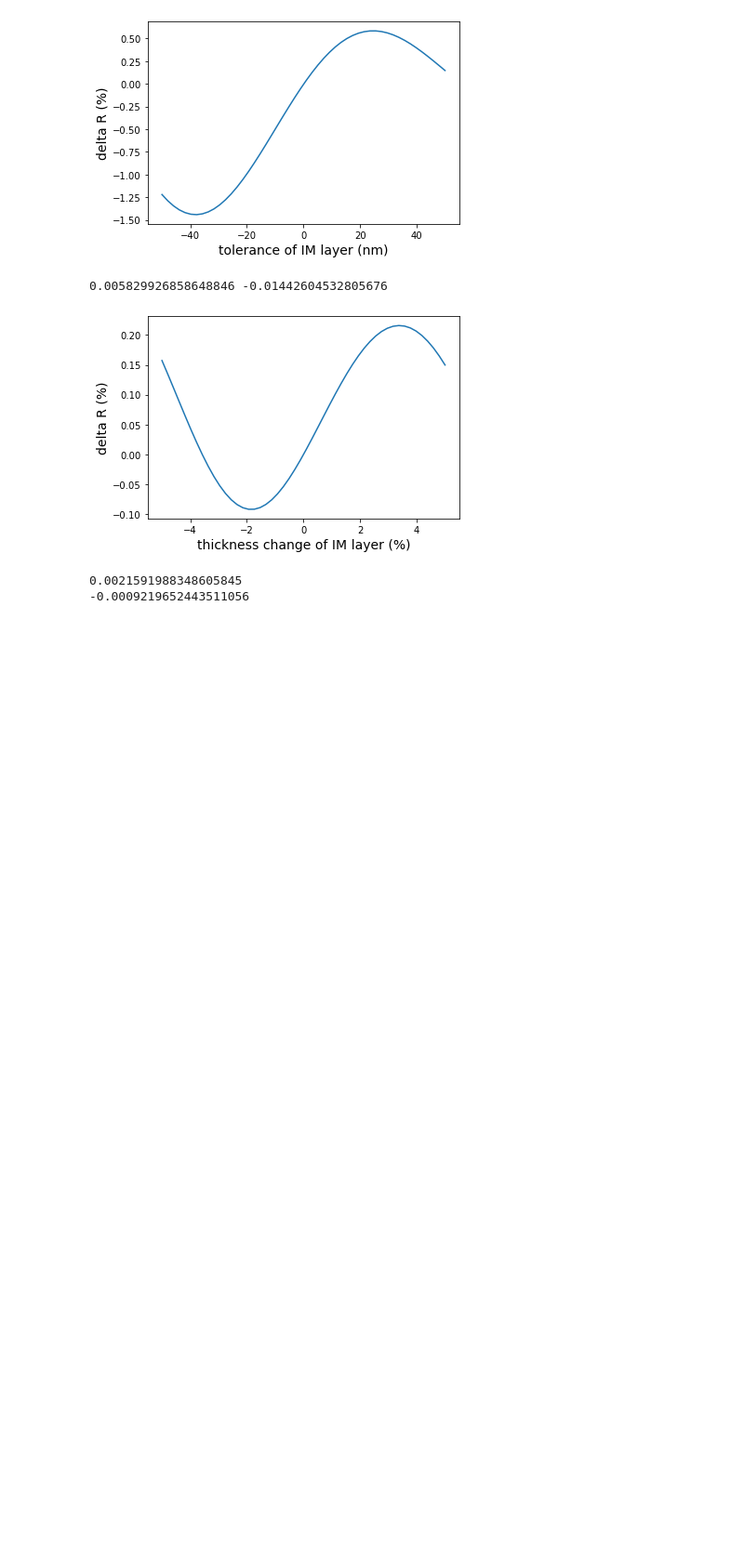
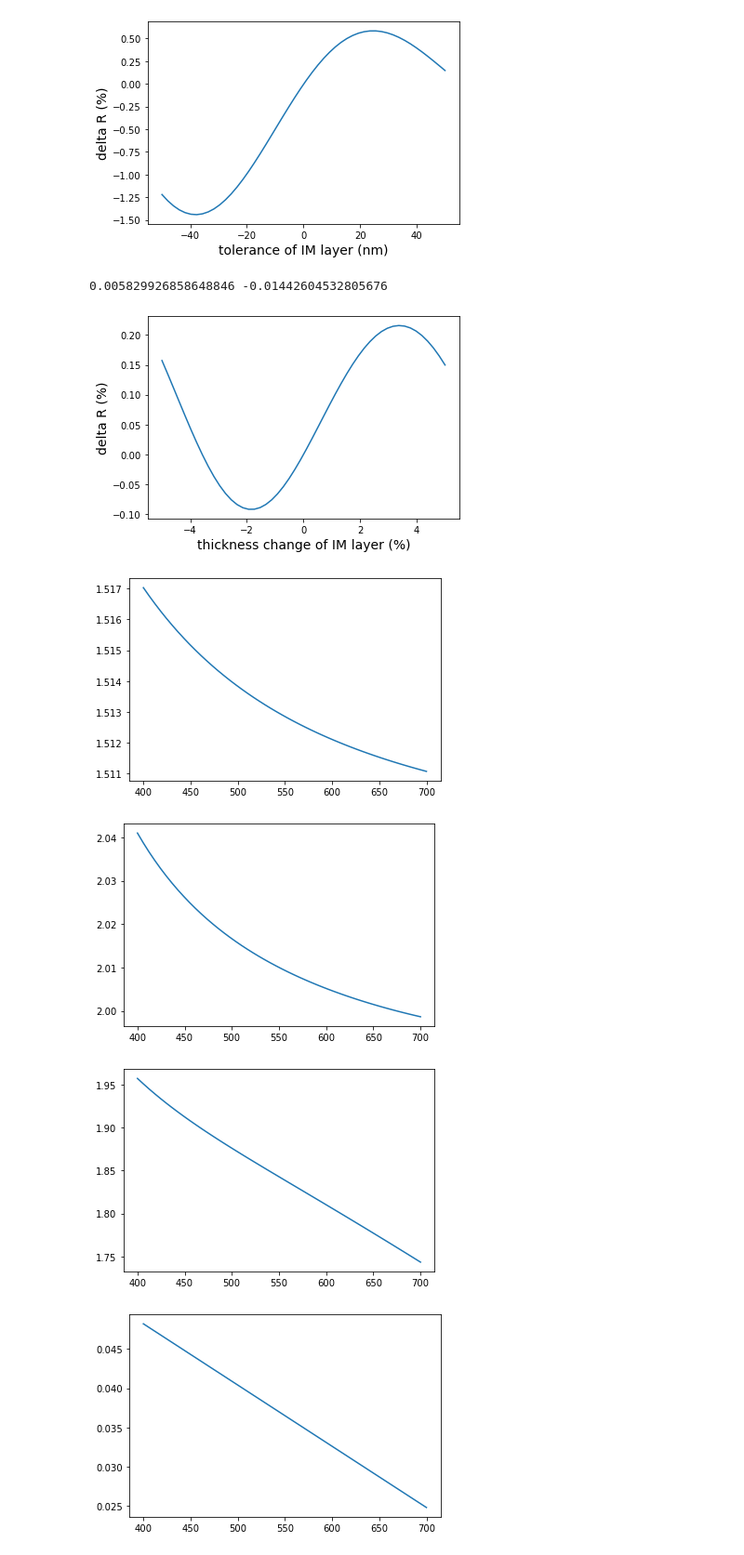
Before and after one commit to Yoway1994/ThinFilm, a Jupyter notebook: probation_fig.ipynb, the cells around one changed output. Shown: that part at 93% size. Cells and saved outputs as stored; diff of their text form; code cells hidden in the pictures; blank space fills up the shorter version.

```diff
--- a/probation_fig.ipynb
+++ b/probation_fig.ipynb
@@ -126,9 +126,28 @@ plt.savefig('f.png')
 plt.show()
 # %% [output]
 [figure]
-# %%
-print(max(Ri_2))
-print(min(Ri_2))
-# %% [output]
-0.0021591988348605845
--0.0009219652443511056
+# %%
+wl = np.linspace(400, 700)
+SiO2_LENS = ml.open_material('SiO2_LENS', 'Sellmeier')
+SiN_LENS = ml.open_material('SiN_LENS', 'Sellmeier')
+ITO_LENS = ml.open_material('ITO_LENS', 'Sellmeier')
+OC_LENS = ml.open_material('OC_LENS', 'Material')
+OC_HRI_LENS = ml.open_material('OC_HRI_LENS', 'Material')
+# %%
+plt.plot(wl, SiO2_LENS.nvalues(wl))
+#plt.savefig('SiO2_LENS_n.png')
+plt.show()
+plt.plot(wl, SiN_LENS.nvalues(wl))
+#plt.savefig('SiN_LENS_n.png')
+plt.show()
+plt.plot(wl, ITO_LENS.nvalues(wl))
+#plt.savefig('ITO_LENS_n.png')
+plt.show()
+plt.plot(wl, ITO_LENS.kvalues(wl))
+plt.savefig('ITO_LENS_k.png')
+plt.show()
+# %% [output]
+[figure, added]
+[figure, added]
+[figure, added]
+[figure, added]
```
Also changed, not shown: parts of 1 cell of this notebook, 8 other files.
